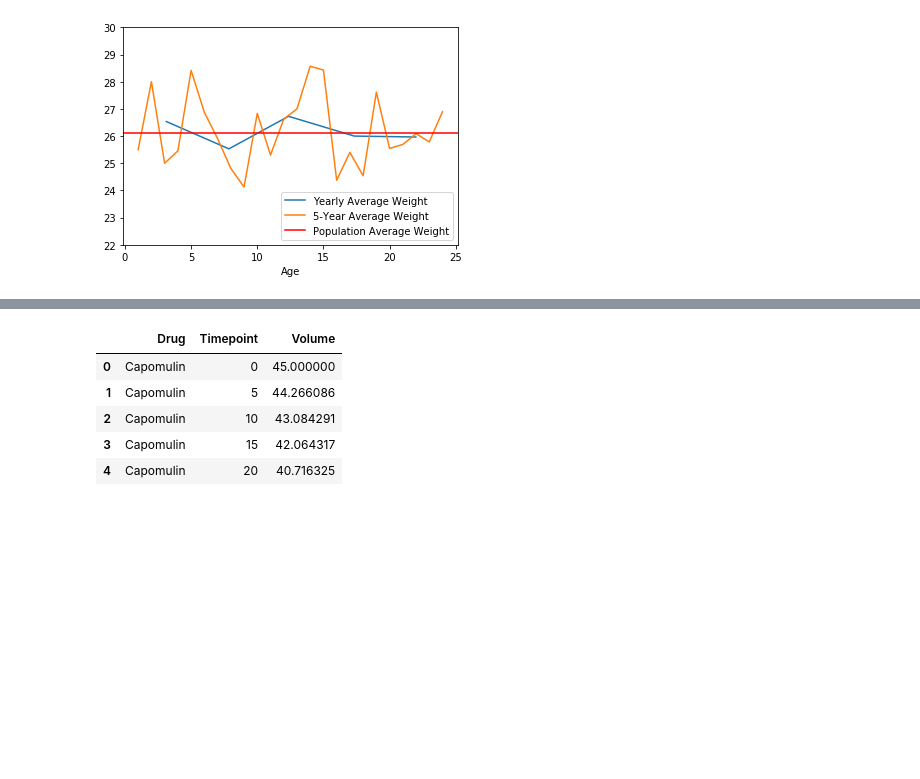
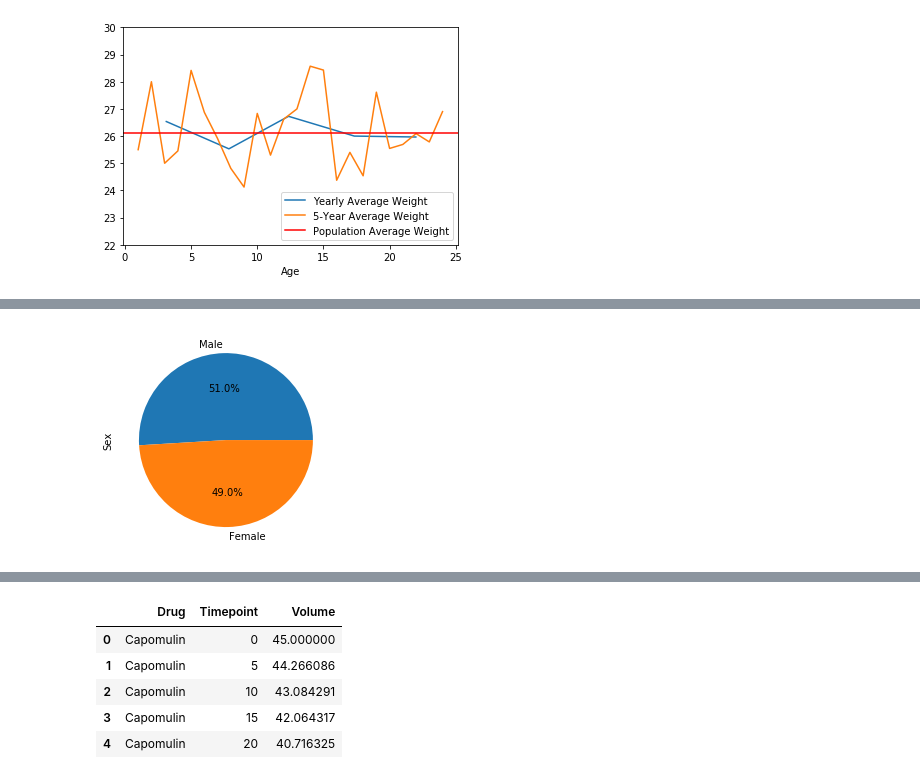
Before and after one commit to ejw-data/matplotlib-drug-eval, a Jupyter notebook: drug_analysis.ipynb, the cells around one changed output, grey strips where cells are left out. Saved outputs shown, nothing was run; the diff lists cells and outputs as text; code cells hidden in the pictures; blank space fills up the shorter version.

```diff
--- a/drug_analysis.ipynb
+++ b/drug_analysis.ipynb
@@ -296,0 +423,7 @@ for i in range(2):
+# %%
+# Distribution of male/female mice
+counts = tumor_df.Sex.value_counts()
+counts.plot(kind="pie",autopct='%1.1f%%')
+plt.show()
+# %% [output]
+[figure, added]
```
Also changed, not shown: parts of 39 cells of this notebook.
